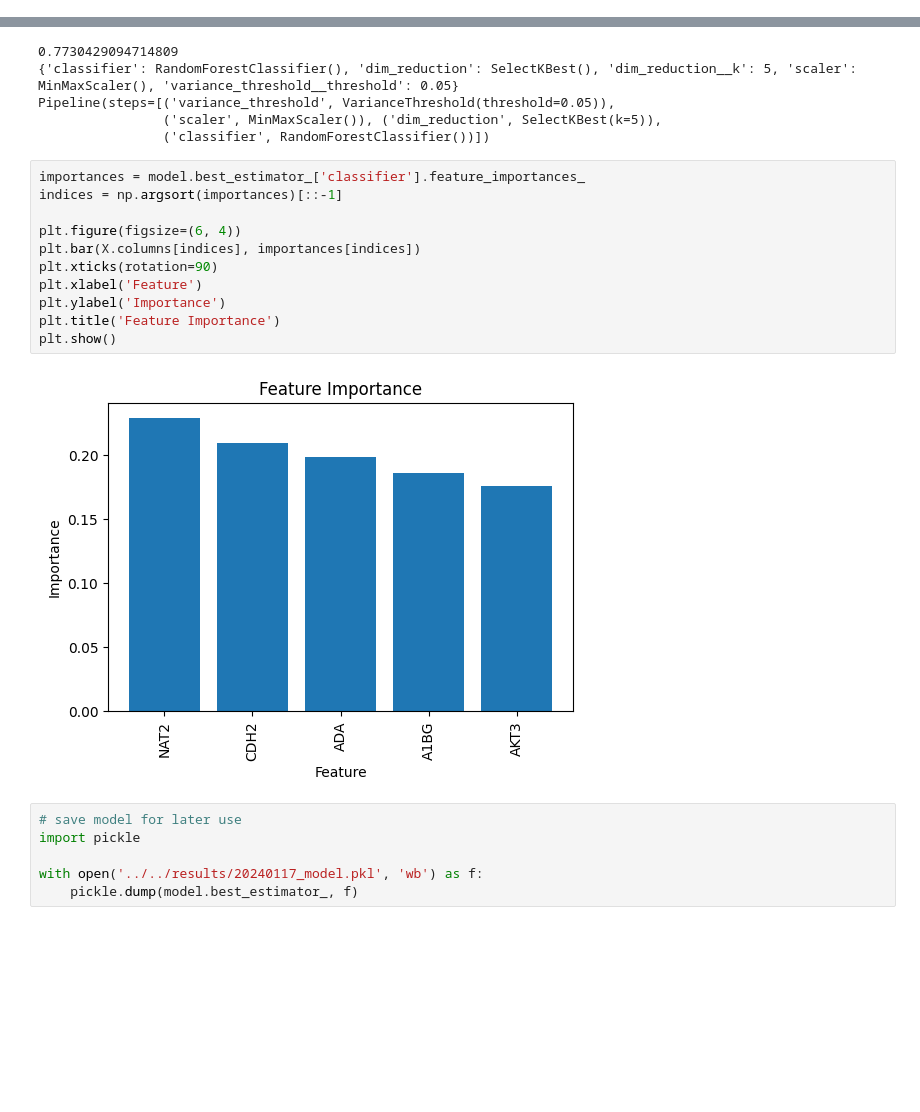
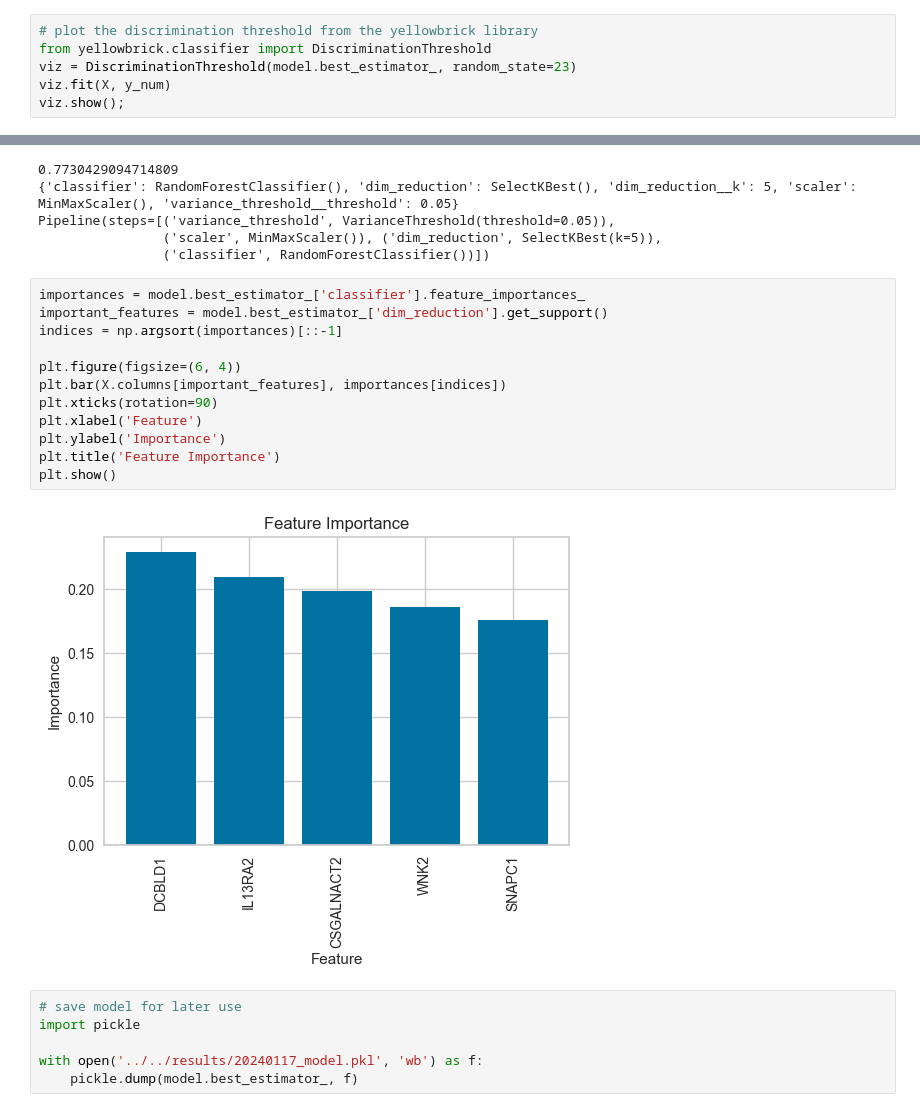
Before and after one commit to MaciejPiernik/ibd, a Jupyter notebook: ibd/notebooks/experiment_playground.ipynb, the cells around one changed output, grey strips where cells are left out. Drawn from its saved outputs; the diff is of its cells as text; blank space fills up the shorter version.

```diff
--- a/ibd/notebooks/experiment_playground.ipynb
+++ b/ibd/notebooks/experiment_playground.ipynb
@@ -435,3 +435,9 @@ sns.violinplot(data=results[['train_auc', 'test_auc']], inner='quartile', cut=0)
 model = grid_search.fit(X, y_num)
 # %% [output]
 Fitting 5 folds for each of 266 candidates, totalling 1330 fits
+# %%
+# plot the discrimination threshold from the yellowbrick library
+from yellowbrick.classifier import DiscriminationThreshold
+viz = DiscriminationThreshold(model.best_estimator_, random_state=23)
+viz.fit(X, y_num)
+viz.show();
@@ -447,17 +456,18 @@ Pipeline(steps=[('variance_threshold', VarianceThreshold(threshold=0.05)),
                 ('classifier', RandomForestClassifier())])
 # %%
 importances = model.best_estimator_['classifier'].feature_importances_
+important_features = model.best_estimator_['dim_reduction'].get_support()
 indices = np.argsort(importances)[::-1]
 
 plt.figure(figsize=(6, 4))
-plt.bar(X.columns[indices], importances[indices])
+plt.bar(X.columns[important_features], importances[indices])
 plt.xticks(rotation=90)
 plt.xlabel('Feature')
 plt.ylabel('Importance')
 plt.title('Feature Importance')
 plt.show()
 # %% [output]
-[figure, old version]
+[figure, new version]
 # %%
 # save model for later use
 import pickle
```
Also changed, not shown: parts of 7 cells of this notebook, 2 other files.
